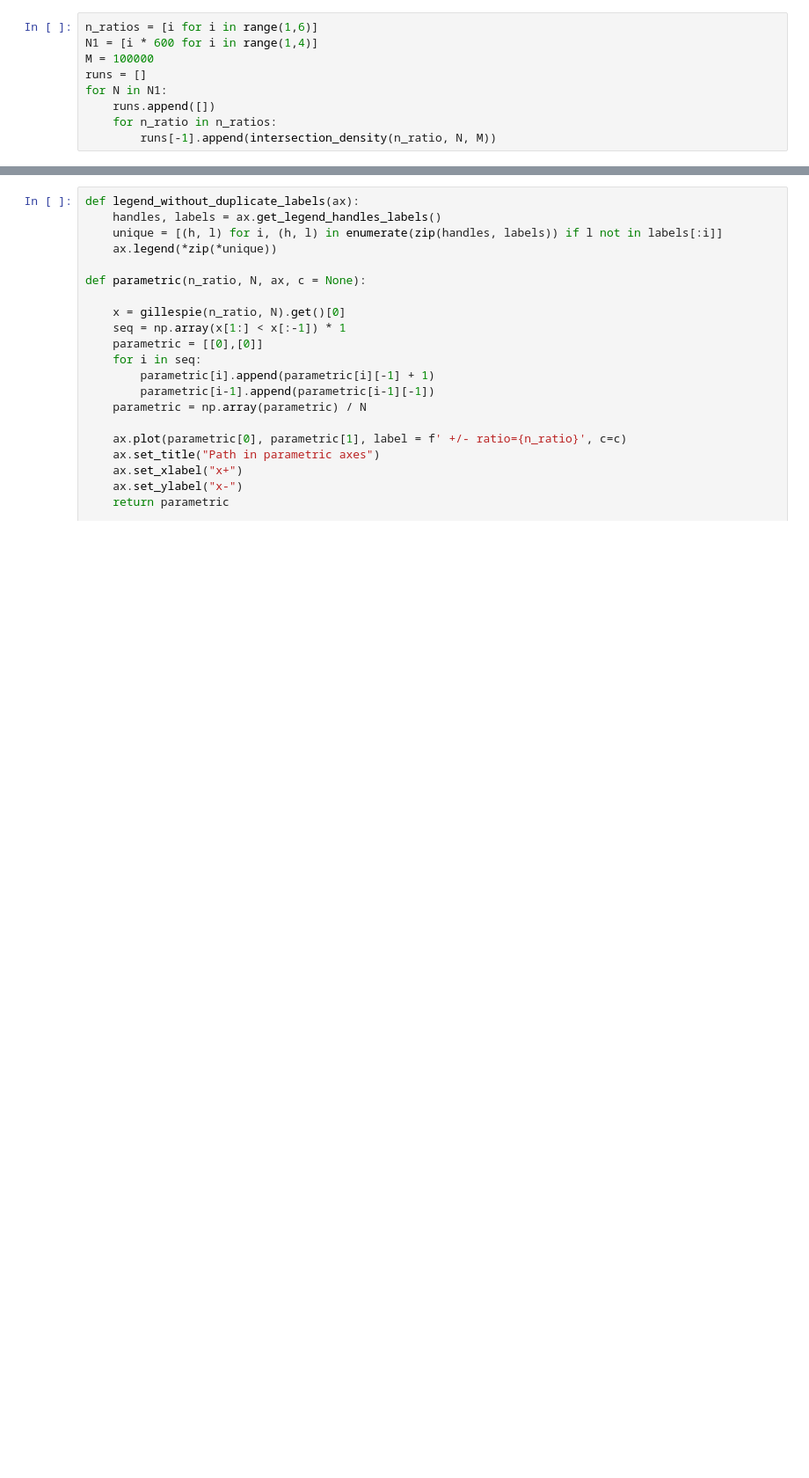
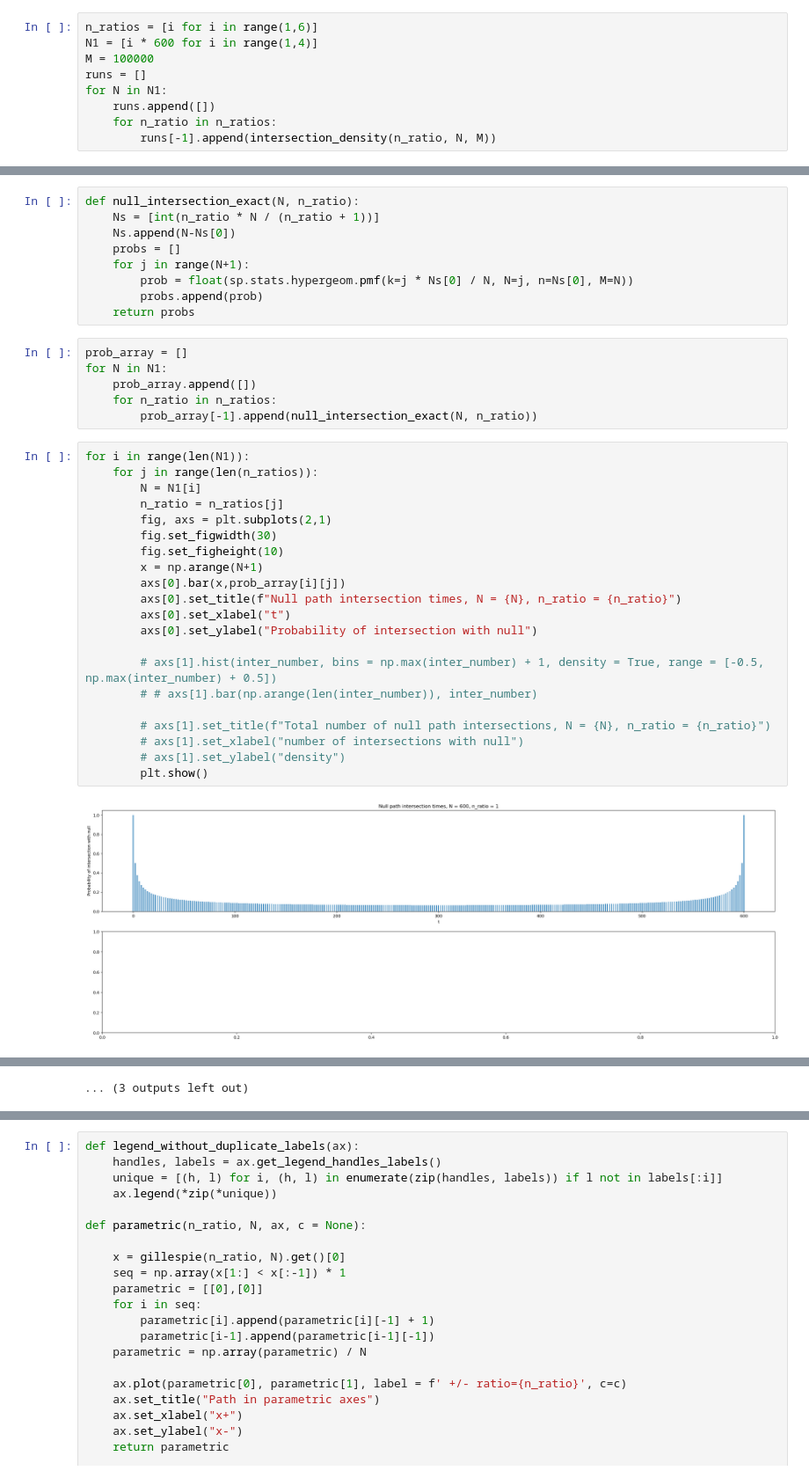
Before and after one commit to naqib-a/M4R-project, a Jupyter notebook: M4R code.ipynb, the cells around one changed output, grey strips where cells are left out. Shown at 88% size. Cells and saved outputs as stored; diff of their text form; blank space fills up the shorter version.

```diff
--- a/M4R code.ipynb
+++ b/M4R code.ipynb
@@ -164 +164,39 @@ for i in range(len(N1)):
 ... (3 outputs left out)
+# %%
+def null_intersection_exact(N, n_ratio):
+    Ns = [int(n_ratio * N / (n_ratio + 1))]
+    Ns.append(N-Ns[0])
+    probs = []
+    for j in range(N+1):
+        prob = float(sp.stats.hypergeom.pmf(k=j * Ns[0] / N, N=j, n=Ns[0], M=N))
+        probs.append(prob)
+    return probs
+# %%
+prob_array = []
+for N in N1:
+    prob_array.append([])
+    for n_ratio in n_ratios:
+        prob_array[-1].append(null_intersection_exact(N, n_ratio))
+# %%
+for i in range(len(N1)):
+    for j in range(len(n_ratios)):
+        N = N1[i]
+        n_ratio = n_ratios[j]
+        fig, axs = plt.subplots(2,1)
+        fig.set_figwidth(30)
+        fig.set_figheight(10)
+        x = np.arange(N+1)
+        axs[0].bar(x,prob_array[i][j])
+        axs[0].set_title(f"Null path intersection times, N = {N}, n_ratio = {n_ratio}")
+        axs[0].set_xlabel("t")
+        axs[0].set_ylabel("Probability of intersection with null")
+
+        # axs[1].hist(inter_number, bins = np.max(inter_number) + 1, density = True, range = [-0.5, np.max(inter_number) + 0.5])
+        # # axs[1].bar(np.arange(len(inter_number)), inter_number)
+
+        # axs[1].set_title(f"Total number of null path intersections, N = {N}, n_ratio = {n_ratio}")
+        # axs[1].set_xlabel("number of intersections with null")
+        # axs[1].set_ylabel("density")
+        plt.show()
+# %% [output]
+[figure, added]
@@ -164,0 +214 @@ for i in range(len(N1)):
+... (3 outputs left out)
```
Also changed, not shown: parts of 8 cells of this notebook.
